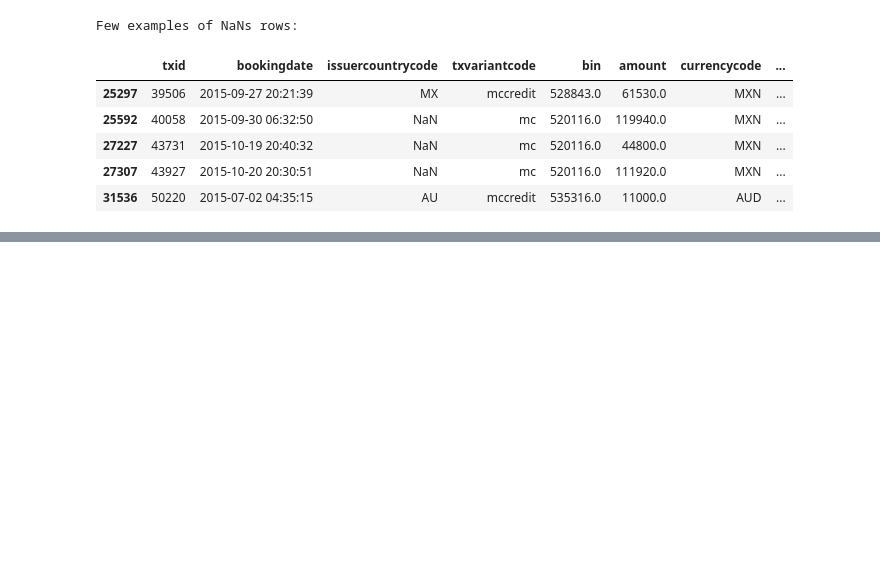
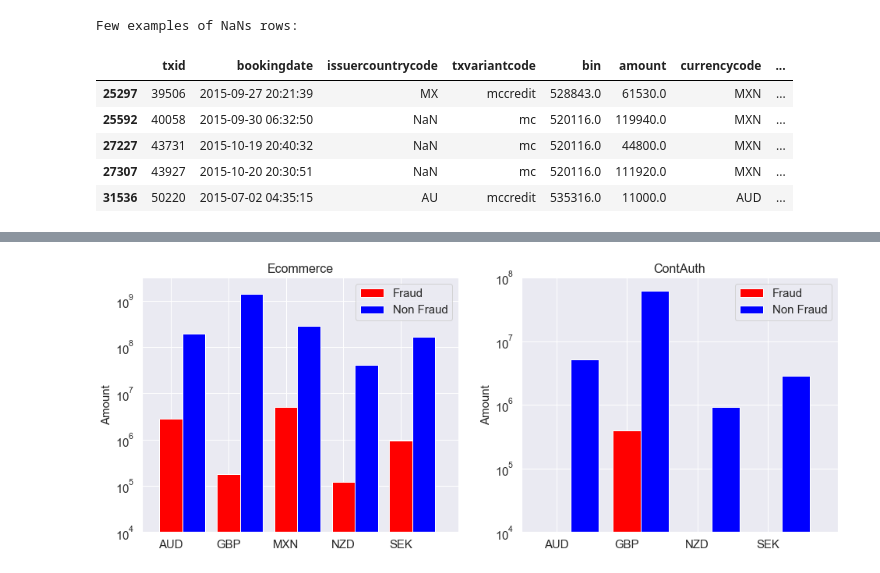
Before and after one commit to simionAndrei/CyberFraud1, a Jupyter notebook: Exploratory_Analysis.ipynb, the cells around one changed output, grey strips where cells are left out. Cells and saved outputs as stored; diff of their text form; code cells hidden in the pictures; blank space fills up the shorter version.

```diff
--- a/Exploratory_Analysis.ipynb
+++ b/Exploratory_Analysis.ipynb
@@ -265,0 +243,4 @@ plt.savefig("test.png", dpi = 120, bbox_inches='tight')
+# %%
+create_barplot(full_df, "trans_type.jpg", logger)
+# %% [output]
+[figure, added]
```
Also changed, not shown: parts of 22 cells of this notebook, 10 other files.
